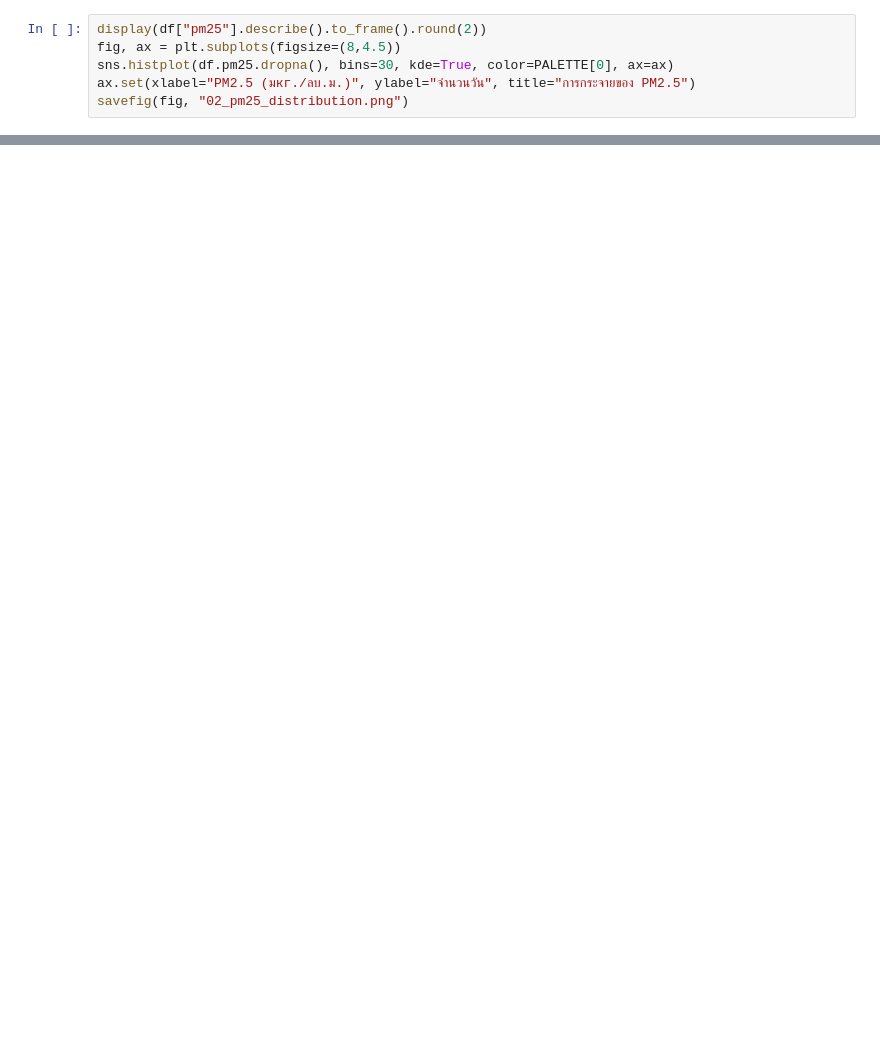
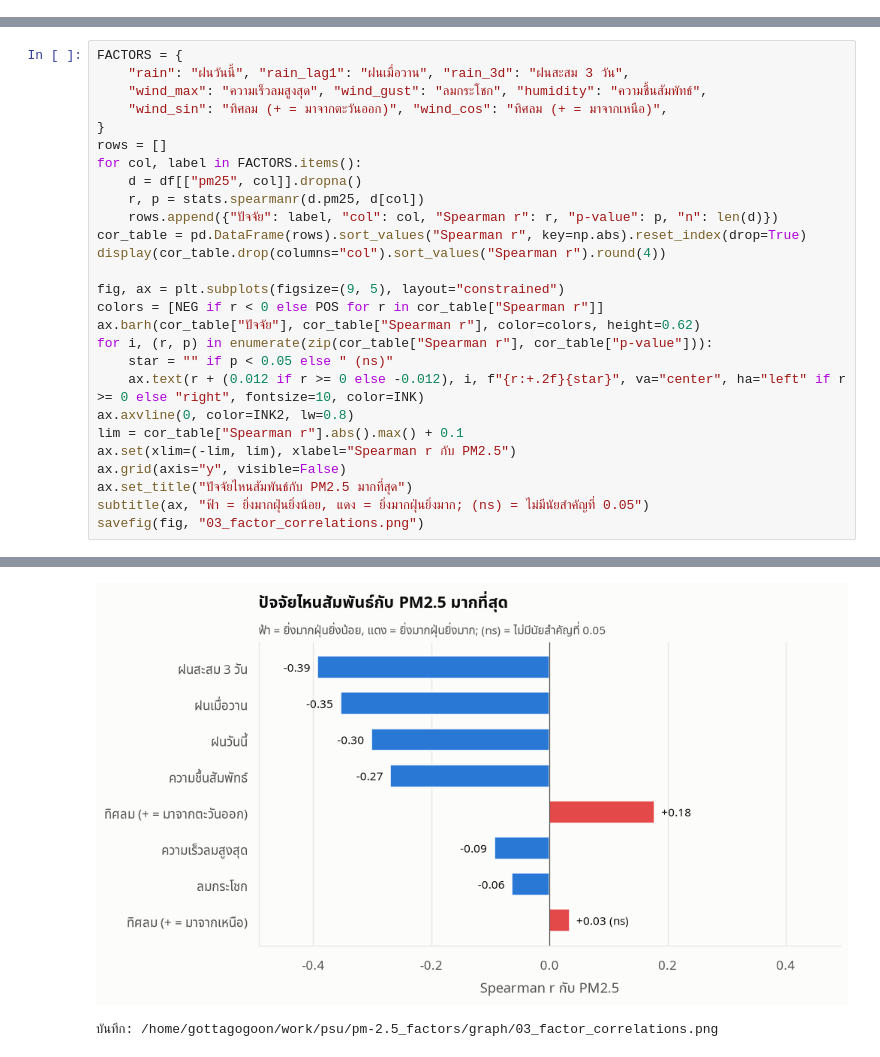
Before and after one commit to SaktanuthPeak/pm-2.5_factors, a Jupyter notebook: notebooks/pm25_factors.ipynb, the cells around one changed output, grey strips where cells are left out. Drawn from its saved outputs; the diff is of its cells as text; blank space fills up the shorter version.

```diff
--- a/notebooks/pm25_factors.ipynb
+++ b/notebooks/pm25_factors.ipynb
@@ -187,6 +0,0 @@ display(df[["date","pm25","rain_obs","rain_lag1","rain_3d_sum","wind_sector","se
-# %%
-display(df["pm25"].describe().to_frame().round(2))
-fig, ax = plt.subplots(figsize=(8,4.5))
-sns.histplot(df.pm25.dropna(), bins=30, kde=True, color=PALETTE[0], ax=ax)
-ax.set(xlabel="PM2.5 (มкг./ลบ.ม.)", ylabel="จำนวนวัน", title="การกระจายของ PM2.5")
-savefig(fig, "02_pm25_distribution.png")
@@ -529,0 +302,28 @@ print("\n".join(summary_lines))
+# %%
+FACTORS = {
+    "rain": "ฝนวันนี้", "rain_lag1": "ฝนเมื่อวาน", "rain_3d": "ฝนสะสม 3 วัน",
+    "wind_max": "ความเร็วลมสูงสุด", "wind_gust": "ลมกระโชก", "humidity": "ความชื้นสัมพัทธ์",
+    "wind_sin": "ทิศลม (+ = มาจากตะวันออก)", "wind_cos": "ทิศลม (+ = มาจากเหนือ)",
+}
+rows = []
+for col, label in FACTORS.items():
+    d = df[["pm25", col]].dropna()
+    r, p = stats.spearmanr(d.pm25, d[col])
+    rows.append({"ปัจจัย": label, "col": col, "Spearman r": r, "p-value": p, "n": len(d)})
+cor_table = pd.DataFrame(rows).sort_values("Spearman r", key=np.abs).reset_index(drop=True)
+display(cor_table.drop(columns="col").sort_values("Spearman r").round(4))
+
+fig, ax = plt.subplots(figsize=(9, 5), layout="constrained")
+colors = [NEG if r < 0 else POS for r in cor_table["Spearman r"]]
+ax.barh(cor_table["ปัจจัย"], cor_table["Spearman r"], color=colors, height=0.62)
+for i, (r, p) in enumerate(zip(cor_table["Spearman r"], cor_table["p-value"])):
+    star = "" if p < 0.05 else " (ns)"
+    ax.text(r + (0.012 if r >= 0 else -0.012), i, f"{r:+.2f}{star}", va="center", ha="left" if r >= 0 else "right", fontsize=10, color=INK)
+ax.axvline(0, color=INK2, lw=0.8)
+lim = cor_table["Spearman r"].abs().max() + 0.1
+ax.set(xlim=(-lim, lim), xlabel="Spearman r กับ PM2.5")
+ax.grid(axis="y", visible=False)
+ax.set_title("ปัจจัยไหนสัมพันธ์กับ PM2.5 มากที่สุด")
+subtitle(ax, "ฟ้า = ยิ่งมากฝุ่นยิ่งน้อย, แดง = ยิ่งมากฝุ่นยิ่งมาก; (ns) = ไม่มีนัยสำคัญที่ 0.05")
+savefig(fig, "03_factor_correlations.png")
+# %% [output]
@@ -529,0 +339,2 @@ print("\n".join(summary_lines))
+[figure, added]
+บันทึก: /home/gottagogoon/work/psu/pm-2.5_factors/graph/03_factor_correlations.png
```
Also changed, not shown: parts of 74 cells of this notebook, 47 other files.
